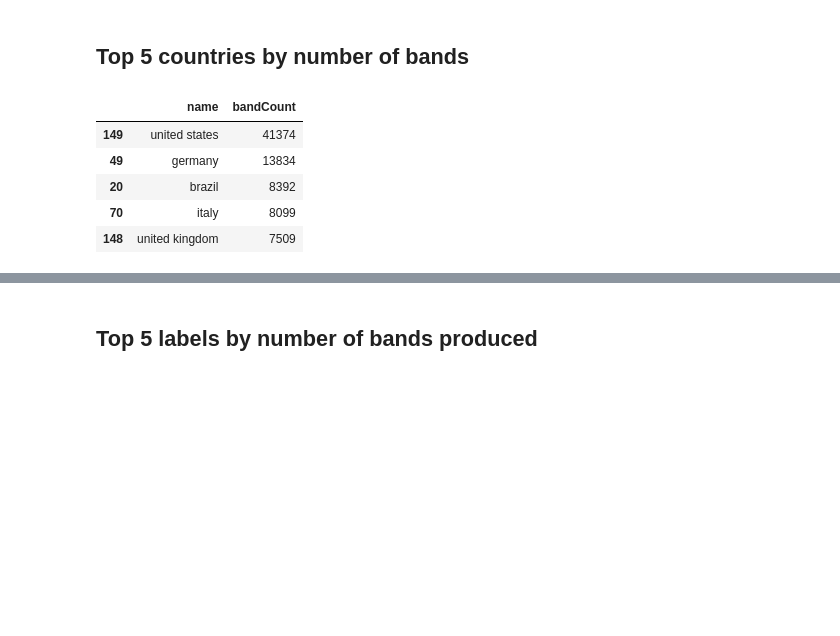
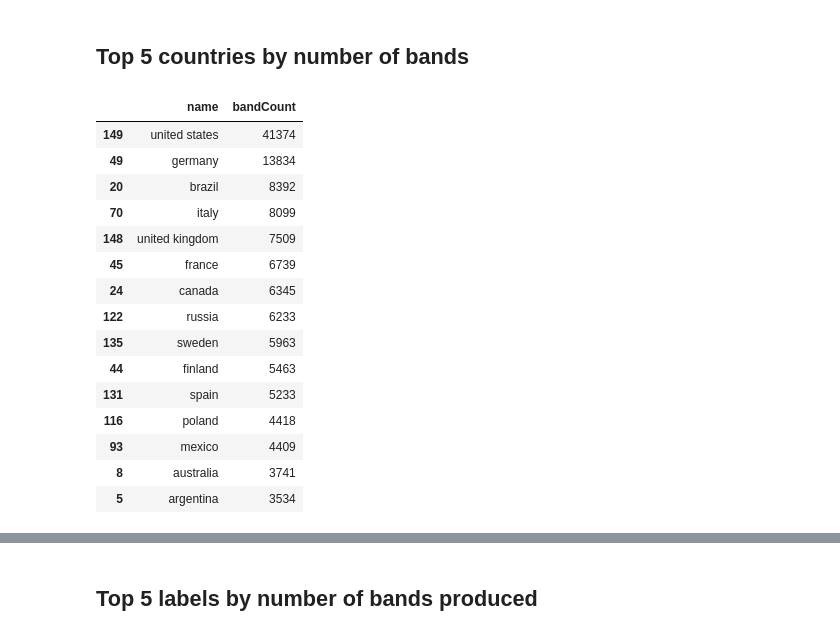
Before and after one commit to OceanBerlinghieri/ontometal, a Jupyter notebook: analysis/normalized_data_v1.ipynb, the cells around one changed output, grey strips where cells are left out. Cells and saved outputs as stored; diff of their text form; code cells hidden in the pictures; blank space fills up the shorter version.

```diff
--- a/analysis/normalized_data_v1.ipynb
+++ b/analysis/normalized_data_v1.ipynb
@@ -289,17 +300,27 @@ genres = pd.read_csv("src/etl/data/normalized/genres.csv").copy()
 # %%
 top_countries = (
     bands_exp.merge(countries, left_on="hasCountry", right_on="id", how="left")
     .groupby("name")
     .size()
     .reset_index(name="bandCount")
     .sort_values("bandCount", ascending=False)
-    .head(5)
+    .head(15)
 )
 top_countries
 # %% [output]
 |  | name | bandCount |
 | 149 | united states | 41374 |
 | 49 | germany | 13834 |
 | 20 | brazil | 8392 |
 | 70 | italy | 8099 |
 | 148 | united kingdom | 7509 |
+| 45 | france | 6739 |
+| 24 | canada | 6345 |
+| 122 | russia | 6233 |
+| 135 | sweden | 5963 |
+| 44 | finland | 5463 |
+| 131 | spain | 5233 |
+| 116 | poland | 4418 |
+| 93 | mexico | 4409 |
+| 8 | australia | 3741 |
+| 5 | argentina | 3534 |
```
Also changed, not shown: parts of 11 cells of this notebook, 9 other files.
